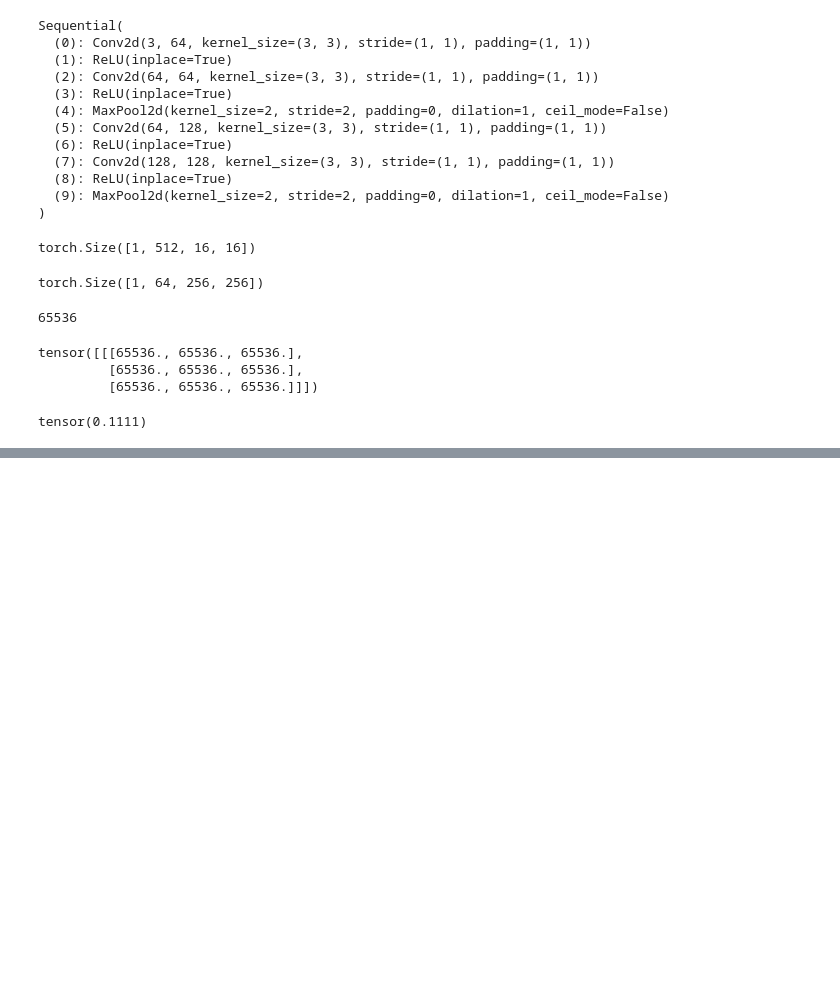
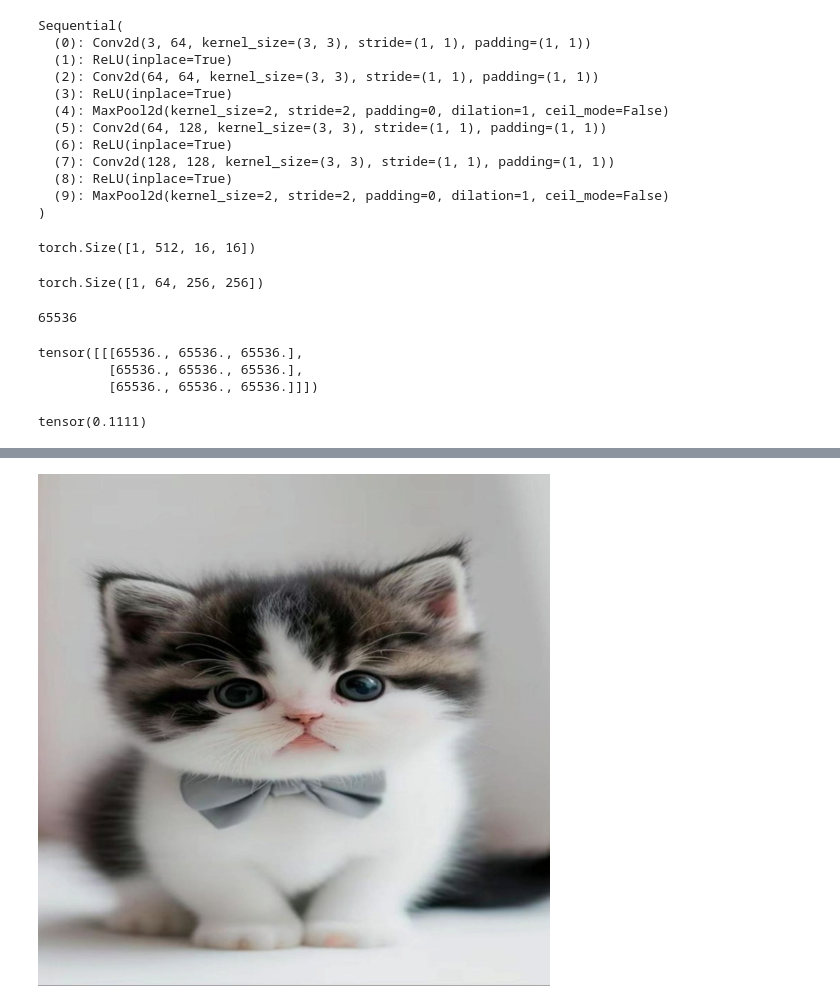
Before and after one commit to masonl2ee/image-style-transfer-using-cnn, a Jupyter notebook: test.ipynb, the cells around one changed output, grey strips where cells are left out. Saved outputs shown, nothing was run; the diff lists cells and outputs as text; code cells hidden in the pictures; blank space fills up the shorter version.

```diff
--- a/test.ipynb
+++ b/test.ipynb
@@ -73,0 +81,12 @@ tensor(0.1111)
+# %%
+image = Image.open('./img/content.jpg')
+image
+# image -> tensor
+image_tensor = pre_processing(image)
+image_tensor.shape
+
+# tensor -> image
+image_pil = post_processing(image_tensor)
+image_pil
+# %% [output]
+[figure, added]
```
Also changed, not shown: parts of 1 cell of this notebook, 3 other files.
